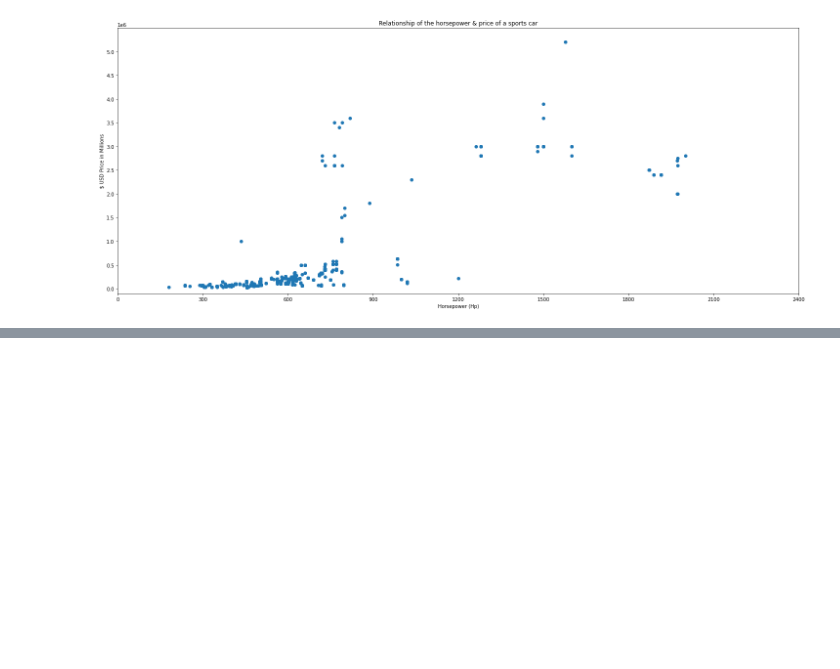
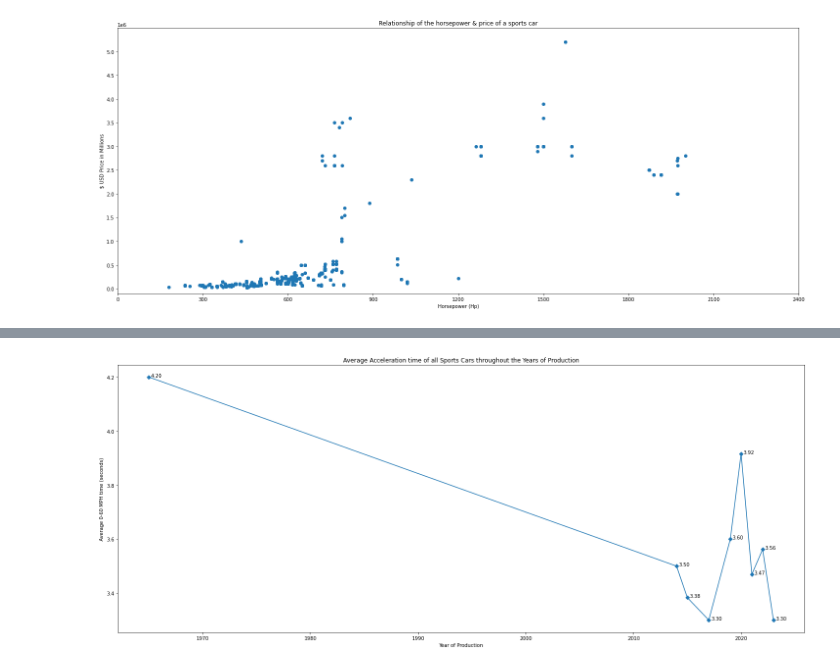
Before and after one commit to NishTewari/Data-Visualization-Project, a Jupyter notebook: Project.ipynb, the cells around one changed output, grey strips where cells are left out. Cells and saved outputs as stored; diff of their text form; code cells hidden in the pictures; blank space fills up the shorter version.

Commit message:
0-60 MPH vs  year of production

```diff
--- a/Project.ipynb
+++ b/Project.ipynb
@@ -121,0 +130,34 @@ plt.show()
+# %%
+# import libraries
+import pandas as pd
+import numpy as np
+import matplotlib.pyplot as plt
+
+# Load the data
+df = pd.read_csv('data/sport_car_price.csv')
+
+# Clean any non numeric data values
+df['0-60 MPH Time (seconds)'] = pd.to_numeric(df['0-60 MPH Time (seconds)'], errors='coerce')
+
+# calculating the average acceleration time of all cars in their year of production
+avg_oto60 = df.groupby('Year')['0-60 MPH Time (seconds)'].mean().reset_index()
+
+# set the overall size of the graph
+plt.figure(figsize=(25, 10))
+
+# plot a line graph that shows th
+plt.plot(avg_oto60['Year'], avg_oto60['0-60 MPH Time (seconds)'], marker='D')
+
+# Set the plot title and axis labels
+plt.title('Average Acceleration time of all Sports Cars throughout the Years of Production')
+plt.xlabel('Year of Production')
+plt.ylabel('Average 0-60 MPH time (seconds)')
+
+# This annotates the average acceleration time on the line graph
+for x, y in zip(avg_oto60['Year'], avg_oto60['0-60 MPH Time (seconds)']):
+    plt.annotate(f"{y:.2f}", xy=(x, y), xytext=(x+0.2, y))
+
+# plot the graph
+plt.show()
+# %% [output]
+[figure, added]
```
Also changed, not shown: parts of 2 cells of this notebook.
